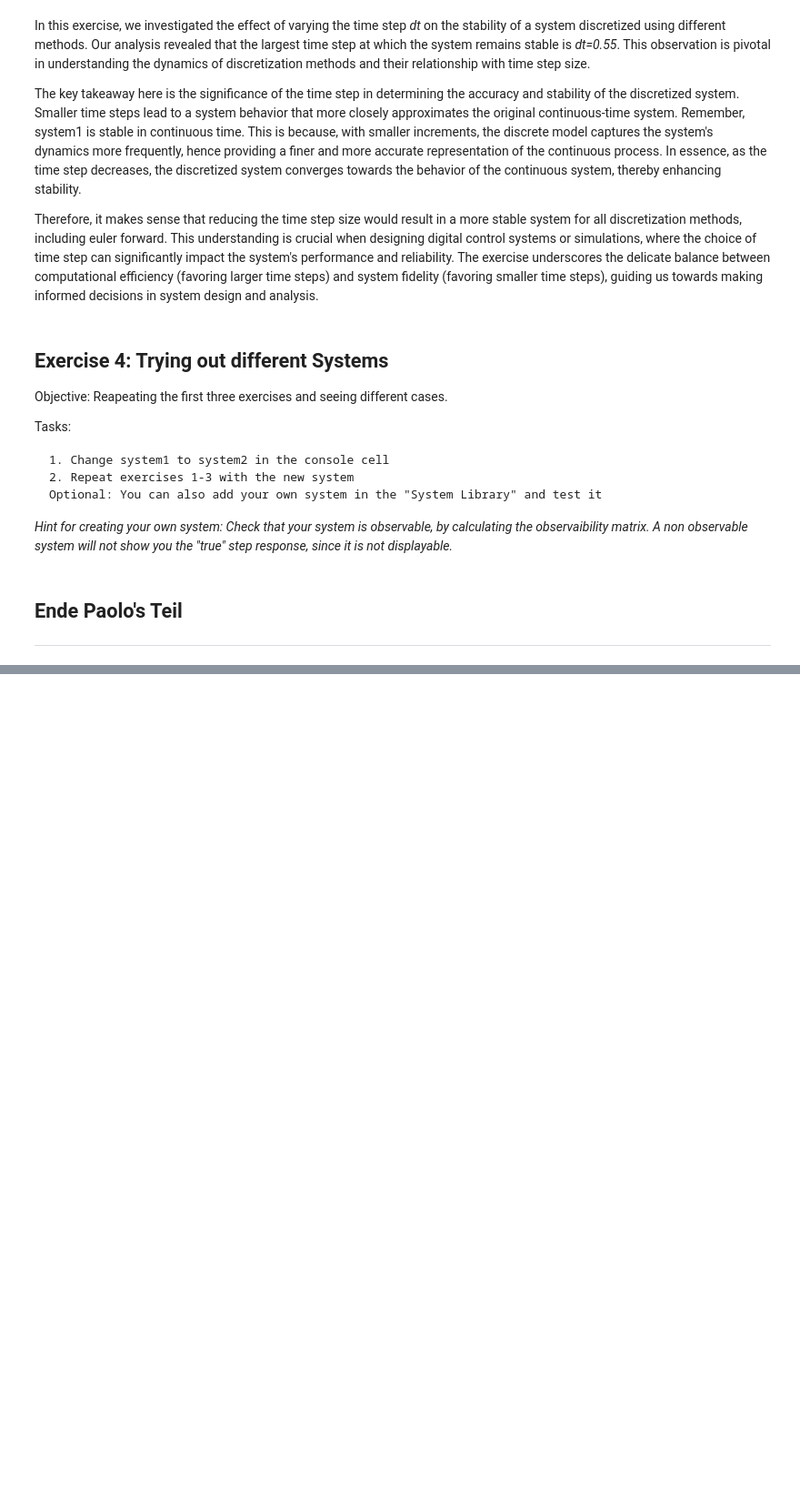
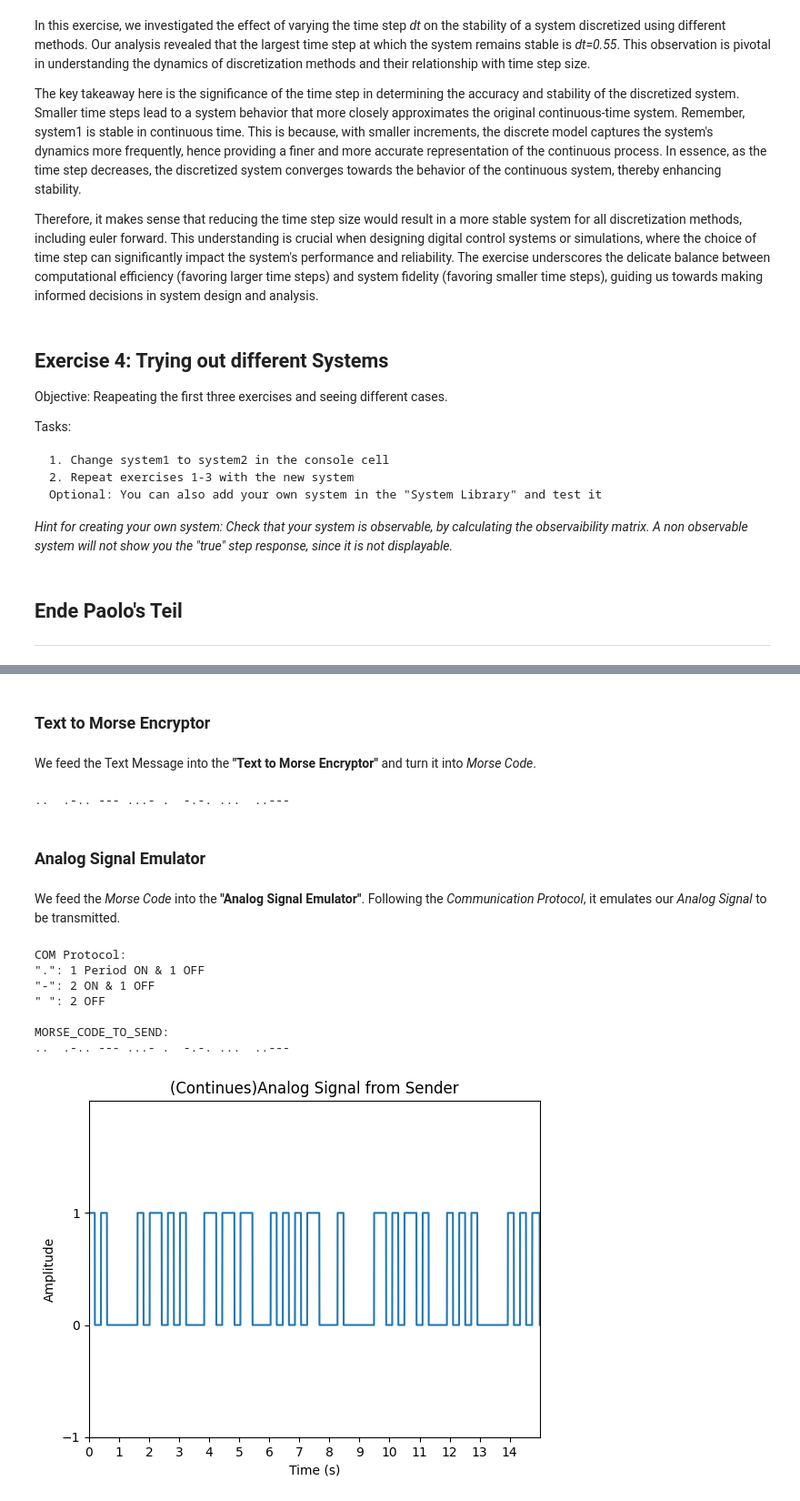
Before and after one commit to idsc-frazzoli/CS2-2024-notebooks, a Jupyter notebook: ps02_neu/masterfile.ipynb, the cells around one changed output, grey strips where cells are left out. Shown at 91% size. Cells and saved outputs as stored; diff of their text form; code cells hidden in the pictures; blank space fills up the shorter version.

Commit message:
Paste Elias's part into the masterfile.
Elia's part code run checked!

```diff
--- a/ps02_neu/masterfile.ipynb
+++ b/ps02_neu/masterfile.ipynb
@@ -791,0 +871,4 @@ Tasks:
+# %%
+# You can define these values.
+# Morse communication Frequency in [Hz]
+MORSE_COM_FREQ = 5
@@ -791,0 +1111,52 @@ Tasks:
+# %%
+# Message to send
+TEXT_MESSAGE = "I love CS 2"
+# %% [markdown]
+### __Text to Morse Encryptor__
+# %% [markdown]
+We feed the Text Message into the __"Text to Morse Encryptor"__ and turn it into _Morse Code_.
+# %%
+# Morse Code Encryption
+MORSE_CODE_TO_SEND = encrypt(TEXT_MESSAGE.upper())
+print(MORSE_CODE_TO_SEND)
+# %% [output]
+..  .-.. --- ...- .  -.-. ...  ..---
+# %% [markdown]
+### __Analog Signal Emulator__
+# %% [markdown]
+We feed the _Morse Code_ into the __"Analog Signal Emulator"__. Following the _Communication Protocol_, it emulates our _Analog Signal_ to be transmitted.
+# %%
+# We defined the code to signal function above in the communication protocol section.
+# Morse code to Analog signals
+CONT_Morse_Signal_Send = code_to_signal(T_CONT,MORSE_CODE_TO_SEND,MORSE_COM_FREQ)
+
+
+print("COM Protocol:")
+print('".": 1 Period ON & 1 OFF')
+print('"-": 2 ON & 1 OFF')
+print('" ": 2 OFF','\n')
+
+print("MORSE_CODE_TO_SEND:")
+print(MORSE_CODE_TO_SEND)
+
+
+# Plot out the continuous signal
+fig, ax = plt.subplots()
+ax.plot(T_CONT,CONT_Morse_Signal_Send)
+ax.set_title("(Continues)Analog Signal from Sender")
+ax.set(xlim=(T_CONT_START,T_CONT_END),
+       xticks=np.arange(T_CONT_START, T_CONT_END),
+       ylim=(-0.5, 2),
+       yticks=np.arange(-1, 2))
+plt.xlabel('Time (s)')
+plt.ylabel('Amplitude')
+plt.show()
+# %% [output]
+COM Protocol:
+".": 1 Period ON & 1 OFF
+"-": 2 ON & 1 OFF
+" ": 2 OFF
+
+MORSE_CODE_TO_SEND:
+..  .-.. --- ...- .  -.-. ...  ..---
+[figure, added]
```
Also changed, not shown: parts of 134 cells of this notebook.
